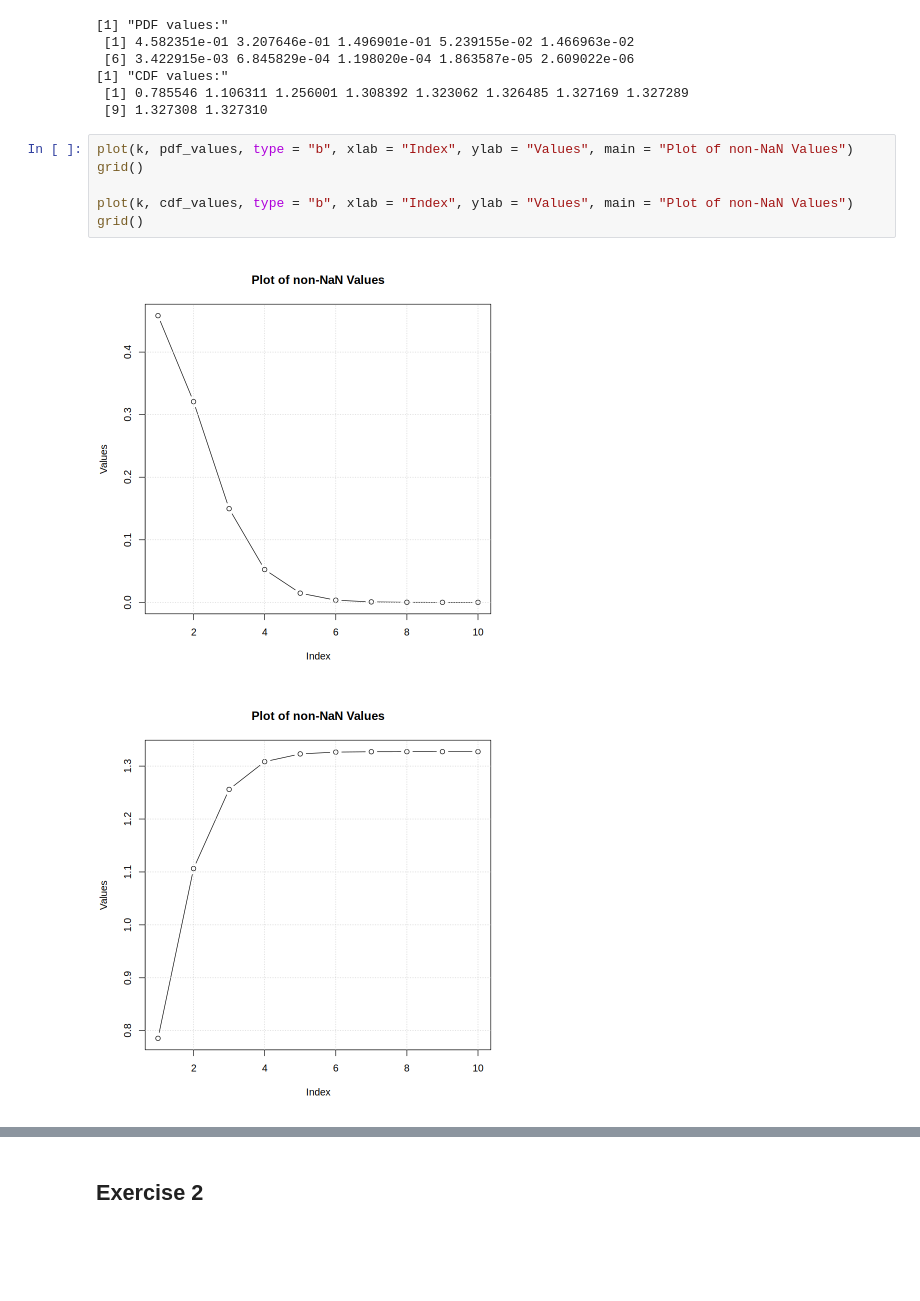
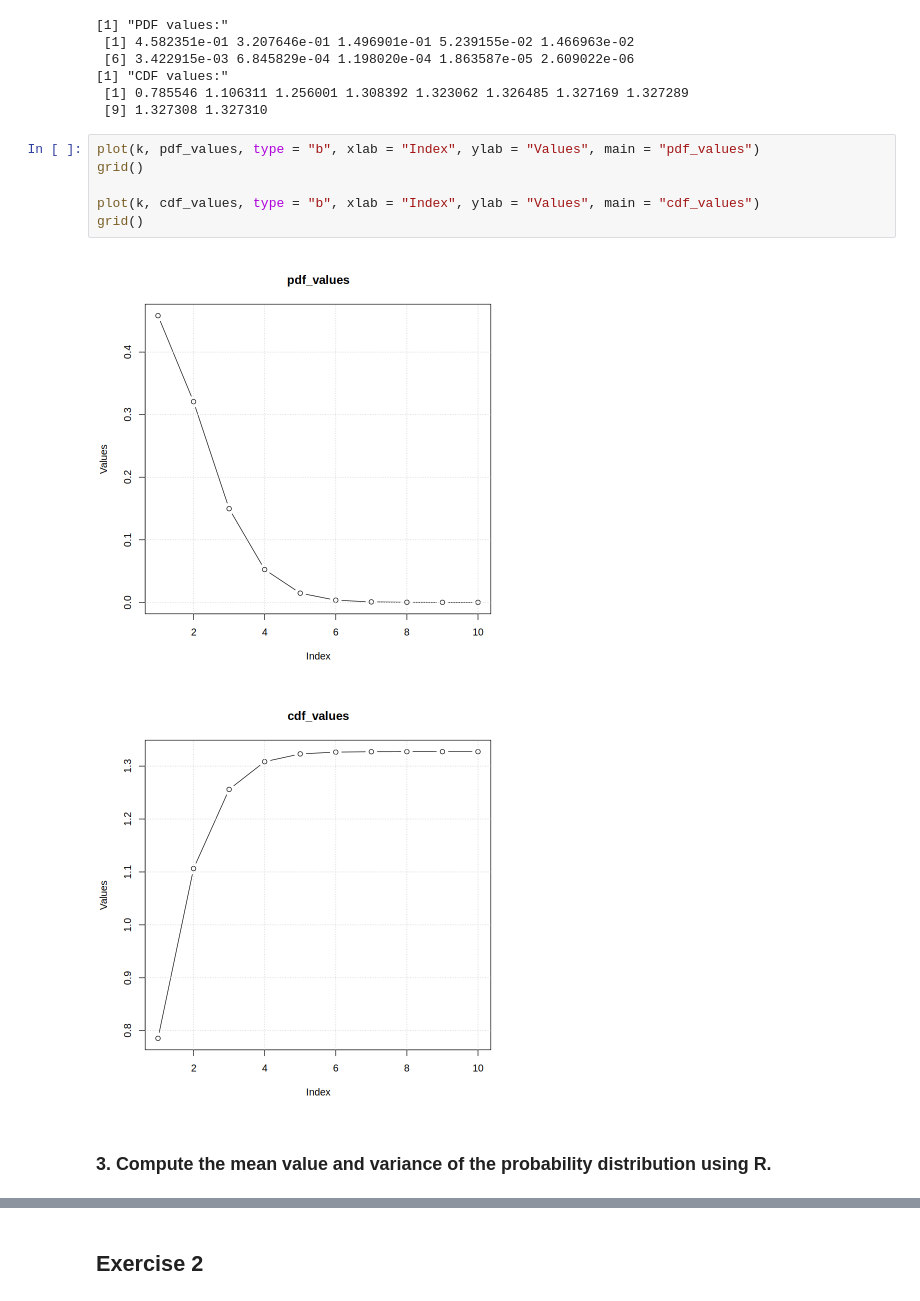
Before and after one commit to sdracia/Advances-Statistics-For-Physics-Analysis, a Jupyter notebook: hw2.ipynb, the cells around one changed output, grey strips where cells are left out. Drawn from its saved outputs; the diff is of its cells as text; blank space fills up the shorter version.

```diff
--- a/hw2.ipynb
+++ b/hw2.ipynb
@@ -36,14 +46,16 @@ print(cdf_values)
  [1] 0.785546 1.106311 1.256001 1.308392 1.323062 1.326485 1.327169 1.327289
  [9] 1.327308 1.327310
 # %%
-plot(k, pdf_values, type = "b", xlab = "Index", ylab = "Values", main = "Plot of non-NaN Values")
+plot(k, pdf_values, type = "b", xlab = "Index", ylab = "Values", main = "pdf_values")
 grid()
 
-plot(k, cdf_values, type = "b", xlab = "Index", ylab = "Values", main = "Plot of non-NaN Values")
+plot(k, cdf_values, type = "b", xlab = "Index", ylab = "Values", main = "cdf_values")
 grid()
 # %% [output]
-[figure, old version]
+[figure, new version]
-[figure, old version]
+[figure, new version]
+# %% [markdown]
+### 3\. Compute the mean value and variance of the probability distribution using R.
 # %%
 k_mean <- sum(k*poissonian(k,lambda))
 k_var <- sum(k^2 *poissonian(k,lambda)) - k_mean^2
```
Also changed, not shown: parts of 31 cells of this notebook.
